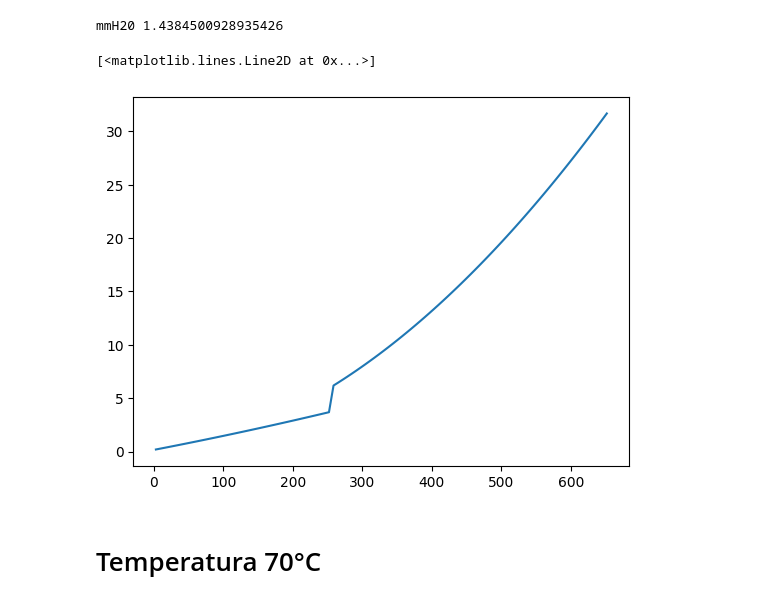
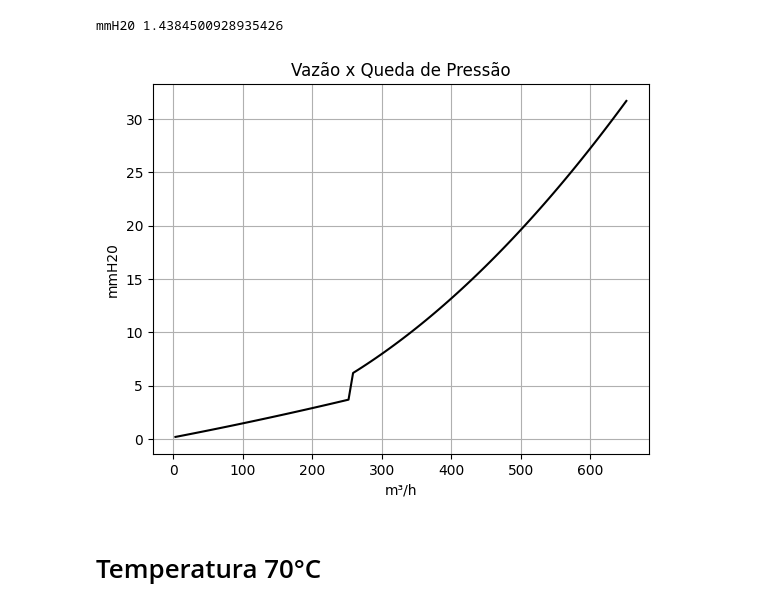
Before and after one commit to Rodrigoveloso7/C-lculos-preliminares-sele-o-de-ventilador-sistema-de-exaust-o, a Jupyter notebook: VERIFICAÇÃO_VENTILAÇÃO_SISTEMA_DE_EXAUSTÃO.ipynb, the cells around one changed output. Cells and saved outputs as stored; diff of their text form; code cells hidden in the pictures.

```diff
--- a/VERIFICAÇÃO_VENTILAÇÃO_SISTEMA_DE_EXAUSTÃO.ipynb
+++ b/VERIFICAÇÃO_VENTILAÇÃO_SISTEMA_DE_EXAUSTÃO.ipynb
@@ -95,31 +110,35 @@ vazao_plot = []
 # %%
 velocidade_plot = np.linspace(0.1,20,100)
 pressao_plot = []
 vazao_plot = []
 for velocidade in velocidade_plot:
   visc_din = PropsSI('V', 'T', T_ar, 'P', 101325, 'Air')
   densidade = PropsSI('D', 'T', T_ar, 'P', 101325, 'Air')
   visc_cin = visc_din/densidade
   vazao = velocidade*A_recorte_total
   velocidade_entrada = vazao/(b1*h1)
   Re1 = (velocidade_entrada*dh1)/(visc_cin)
   Re2 = (velocidade*dh2)/(visc_cin)
   f1 = friction_factor(Re=Re1, eD=e/(dh1*1000))
   f2 = friction_factor(Re=Re2, eD=e/(dh2*1000))
   hl = (100 * velocidade_entrada)/(2*g)
   hd2 = ((f2*L2)*(velocidade**2))/(dh2*2*g)
   hd1 = ((f1*L1)*(velocidade_entrada**2))/(dh1*2*g)
   Pa = Pb + hd1 + hd2 + hl
   P1 = ((L2+((velocidade**2)/(2*g))+Pa-((velocidade_entrada**2)/(2*g)))*densidade)
   P1 = P1*(PropsSI('D', 'T', 273.15+20, 'P', 101325, 'Air')/densidade)
   P1 = (P1)/9.8665
 
   pressao_plot.append(P1)
   vazao_plot.append(vazao*3600)
-plt.plot(vazao_plot,pressao_plot)
+plt.plot(vazao_plot,pressao_plot,color='black')
+plt.xlabel('m³/h')
+plt.ylabel('mmH20')
+plt.title('Vazão x Queda de Pressão')
+plt.grid()
+plt.show()
 # %% [output]
-[<matplotlib.lines.Line2D at 0x...>]
-[figure, old version]
+[figure, new version]
 # %% [markdown]
 # Temperatura 70°C
 # %% [markdown]
```
Also changed, not shown: parts of 3 cells of this notebook.
